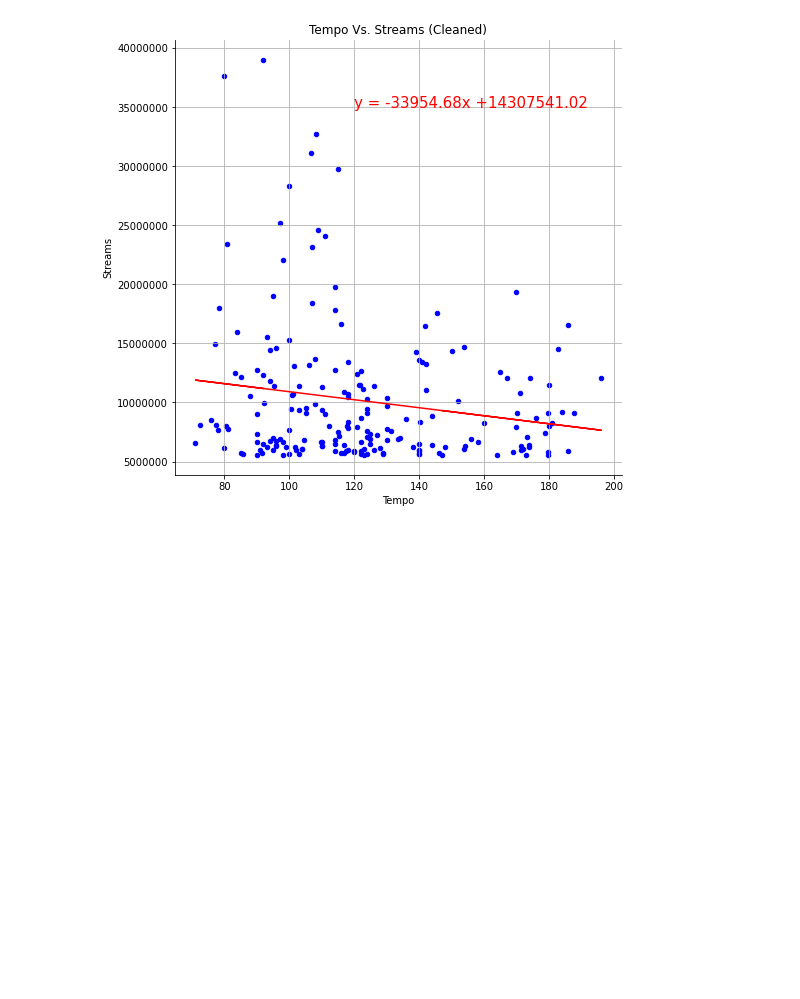
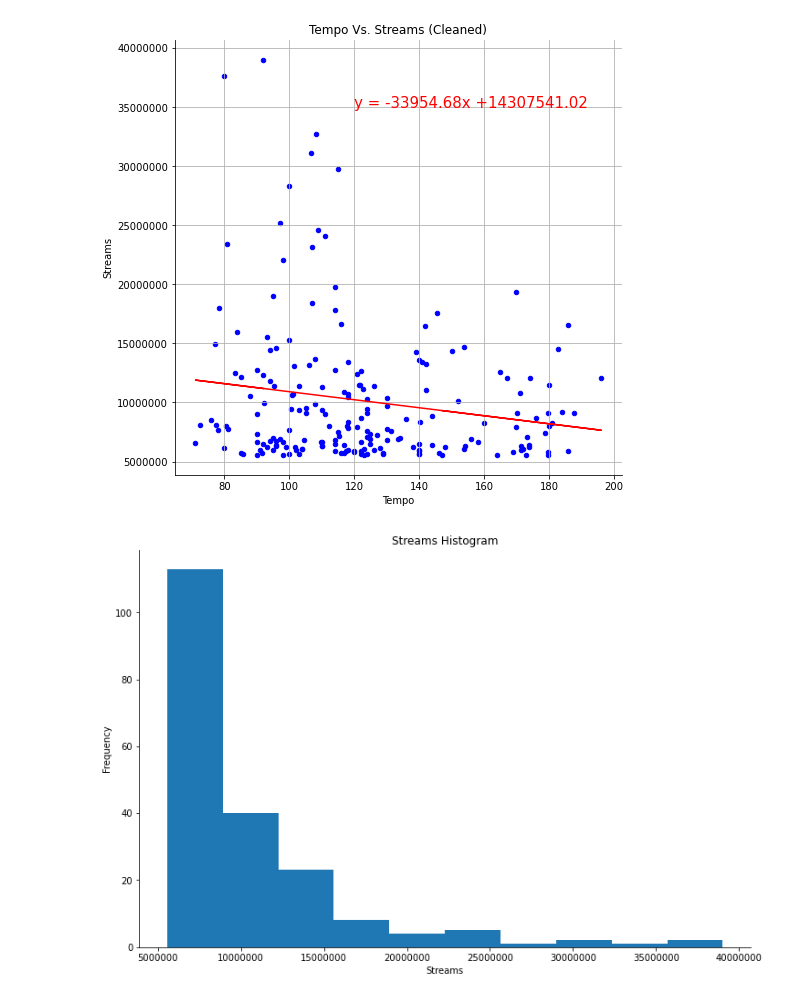
Before and after one commit to mbruns13/project_1_spotify, a Jupyter notebook: song_data_sydney.ipynb, the cells around one changed output. Saved outputs shown, nothing was run; the diff lists cells and outputs as text; code cells hidden in the pictures; blank space fills up the shorter version.

```diff
--- a/song_data_sydney.ipynb
+++ b/song_data_sydney.ipynb
@@ -295,3 +295,17 @@ plt.show()
 The correlation between tempo and streams is -0.17
 The r-squared value is: 0.029149040040547997
 [figure]
+# %%
+#check histogram of streams to see if potential lognormal distrubution
+tempo_dancibility_df.streams.plot.hist()
+plt.xlabel('Streams')
+plt.title('Streams Histogram')
+plt.ticklabel_format(style='plain')
+
+#save the graph to the images folder
+plt.savefig('images/Streams Histogram')
+
+#display the graph
+plt.show()
+# %% [output]
+[figure, added]
```
Also changed, not shown: parts of 6 cells of this notebook, 2 other files.
